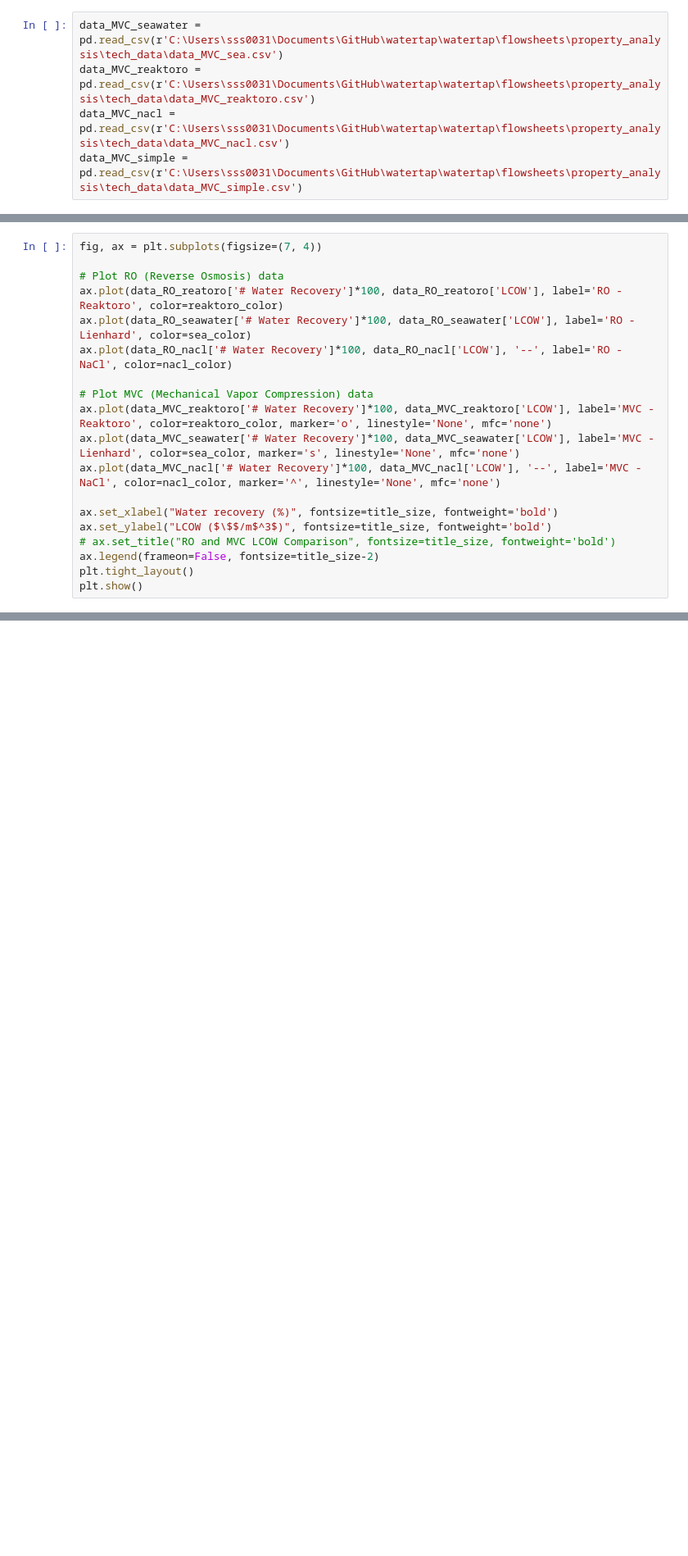
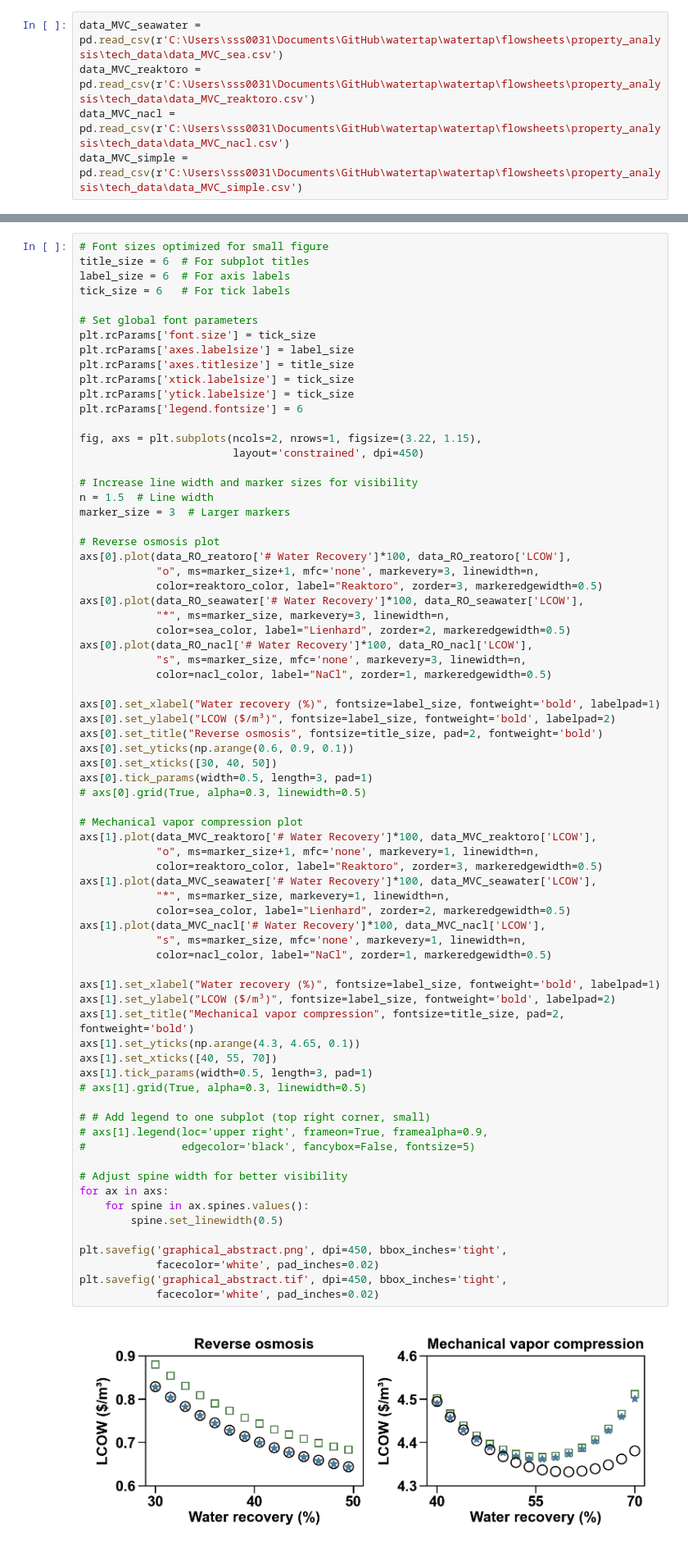
Before and after one commit to savannahsakhai/watertap, a Jupyter notebook: watertap/flowsheets/property_analysis/AIChE_figs/plotting_graphical_ap.ipynb, the cells around one changed output, grey strips where cells are left out. Shown at 82% size. Drawn from its saved outputs; the diff is of its cells as text; blank space fills up the shorter version.

```diff
--- a/watertap/flowsheets/property_analysis/AIChE_figs/plotting_graphical_ap.ipynb
+++ b/watertap/flowsheets/property_analysis/AIChE_figs/plotting_graphical_ap.ipynb
@@ -88,19 +21,0 @@ plt.savefig('graphical_abstract', dpi=450)
-# %%
-fig, ax = plt.subplots(figsize=(7, 4))
-
-# Plot RO (Reverse Osmosis) data
-ax.plot(data_RO_reatoro['# Water Recovery']*100, data_RO_reatoro['LCOW'], label='RO - Reaktoro', color=reaktoro_color)
-ax.plot(data_RO_seawater['# Water Recovery']*100, data_RO_seawater['LCOW'], label='RO - Lienhard', color=sea_color)
-ax.plot(data_RO_nacl['# Water Recovery']*100, data_RO_nacl['LCOW'], '--', label='RO - NaCl', color=nacl_color)
-
-# Plot MVC (Mechanical Vapor Compression) data
-ax.plot(data_MVC_reaktoro['# Water Recovery']*100, data_MVC_reaktoro['LCOW'], label='MVC - Reaktoro', color=reaktoro_color, marker='o', linestyle='None', mfc='none')
-ax.plot(data_MVC_seawater['# Water Recovery']*100, data_MVC_seawater['LCOW'], label='MVC - Lienhard', color=sea_color, marker='s', linestyle='None', mfc='none')
-ax.plot(data_MVC_nacl['# Water Recovery']*100, data_MVC_nacl['LCOW'], '--', label='MVC - NaCl', color=nacl_color, marker='^', linestyle='None', mfc='none')
-
-ax.set_xlabel("Water recovery (%)", fontsize=title_size, fontweight='bold')
-ax.set_ylabel("LCOW ($\$$/m$^3$)", fontsize=title_size, fontweight='bold')
-# ax.set_title("RO and MVC LCOW Comparison", fontsize=title_size, fontweight='bold')
-ax.legend(frameon=False, fontsize=title_size-2)
-plt.tight_layout()
-plt.show()
@@ -108,0 +22,74 @@ plt.show()
+# %%
+# Font sizes optimized for small figure
+title_size = 6  # For subplot titles
+label_size = 6  # For axis labels
+tick_size = 6   # For tick labels
+
+# Set global font parameters
+plt.rcParams['font.size'] = tick_size
+plt.rcParams['axes.labelsize'] = label_size
+plt.rcParams['axes.titlesize'] = title_size
+plt.rcParams['xtick.labelsize'] = tick_size
+plt.rcParams['ytick.labelsize'] = tick_size
+plt.rcParams['legend.fontsize'] = 6
+
+fig, axs = plt.subplots(ncols=2, nrows=1, figsize=(3.22, 1.15),
+                        layout='constrained', dpi=450)
+
+# Increase line width and marker sizes for visibility
+n = 1.5  # Line width
+marker_size = 3  # Larger markers
+
+# Reverse osmosis plot
+axs[0].plot(data_RO_reatoro['# Water Recovery']*100, data_RO_reatoro['LCOW'],
+            "o", ms=marker_size+1, mfc='none', markevery=3, linewidth=n,
+            color=reaktoro_color, label="Reaktoro", zorder=3, markeredgewidth=0.5)
+axs[0].plot(data_RO_seawater['# Water Recovery']*100, data_RO_seawater['LCOW'],
+            "*", ms=marker_size, markevery=3, linewidth=n,
+            color=sea_color, label="Lienhard", zorder=2, markeredgewidth=0.5)
+axs[0].plot(data_RO_nacl['# Water Recovery']*100, data_RO_nacl['LCOW'],
+            "s", ms=marker_size, mfc='none', markevery=3, linewidth=n,
+            color=nacl_color, label="NaCl", zorder=1, markeredgewidth=0.5)
+
+axs[0].set_xlabel("Water recovery (%)", fontsize=label_size, fontweight='bold', labelpad=1)
+axs[0].set_ylabel("LCOW ($/m³)", fontsize=label_size, fontweight='bold', labelpad=2)
+axs[0].set_title("Reverse osmosis", fontsize=title_size, pad=2, fontweight='bold')
+axs[0].set_yticks(np.arange(0.6, 0.9, 0.1))
+axs[0].set_xticks([30, 40, 50])
+axs[0].tick_params(width=0.5, length=3, pad=1)
+# axs[0].grid(True, alpha=0.3, linewidth=0.5)
+
+# Mechanical vapor compression plot
+axs[1].plot(data_MVC_reaktoro['# Water Recovery']*100, data_MVC_reaktoro['LCOW'],
+            "o", ms=marker_size+1, mfc='none', markevery=1, linewidth=n,
+            color=reaktoro_color, label="Reaktoro", zorder=3, markeredgewidth=0.5)
+axs[1].plot(data_MVC_seawater['# Water Recovery']*100, data_MVC_seawater['LCOW'],
+            "*", ms=marker_size, markevery=1, linewidth=n,
+            color=sea_color, label="Lienhard", zorder=2, markeredgewidth=0.5)
+axs[1].plot(data_MVC_nacl['# Water Recovery']*100, data_MVC_nacl['LCOW'],
+            "s", ms=marker_size, mfc='none', markevery=1, linewidth=n,
+            color=nacl_color, label="NaCl", zorder=1, markeredgewidth=0.5)
+
+axs[1].set_xlabel("Water recovery (%)", fontsize=label_size, fontweight='bold', labelpad=1)
+axs[1].set_ylabel("LCOW ($/m³)", fontsize=label_size, fontweight='bold', labelpad=2)
+axs[1].set_title("Mechanical vapor compression", fontsize=title_size, pad=2, fontweight='bold')
+axs[1].set_yticks(np.arange(4.3, 4.65, 0.1))
+axs[1].set_xticks([40, 55, 70])
+axs[1].tick_params(width=0.5, length=3, pad=1)
+# axs[1].grid(True, alpha=0.3, linewidth=0.5)
+
+# # Add legend to one subplot (top right corner, small)
+# axs[1].legend(loc='upper right', frameon=True, framealpha=0.9,
+#               edgecolor='black', fancybox=False, fontsize=5)
+
+# Adjust spine width for better visibility
+for ax in axs:
+    for spine in ax.spines.values():
+        spine.set_linewidth(0.5)
+
+plt.savefig('graphical_abstract.png', dpi=450, bbox_inches='tight',
+            facecolor='white', pad_inches=0.02)
+plt.savefig('graphical_abstract.tif', dpi=450, bbox_inches='tight',
+            facecolor='white', pad_inches=0.02)
+# %% [output]
+[figure, added]
```
Also changed, not shown: parts of 3 cells of this notebook, 2 other files.
